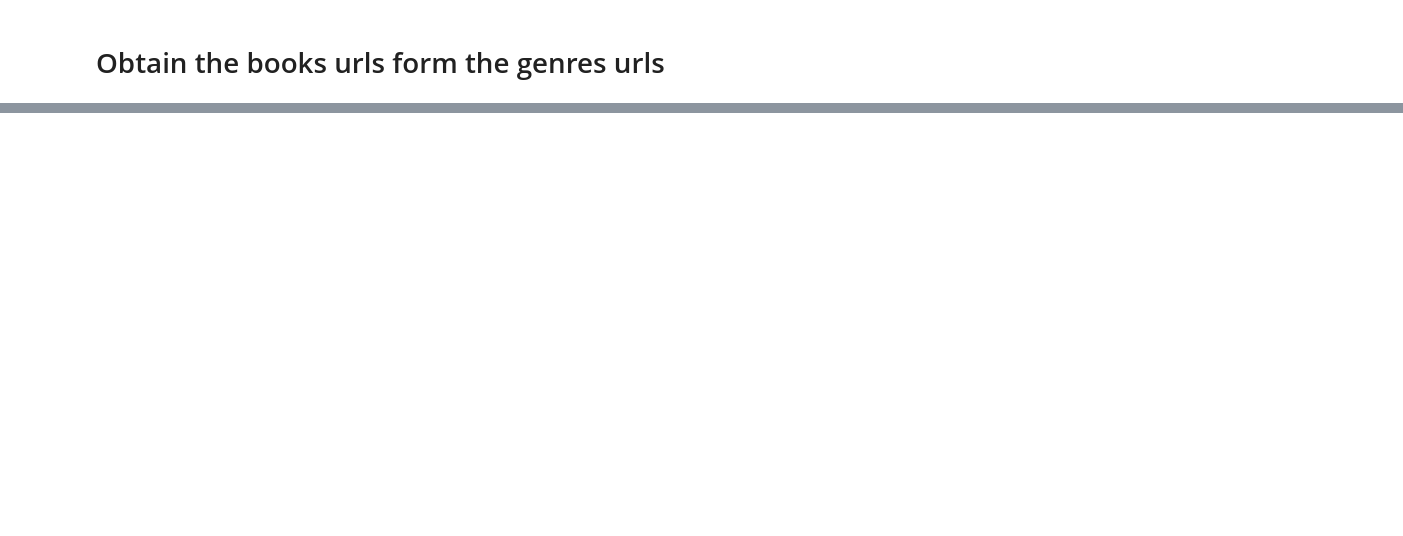
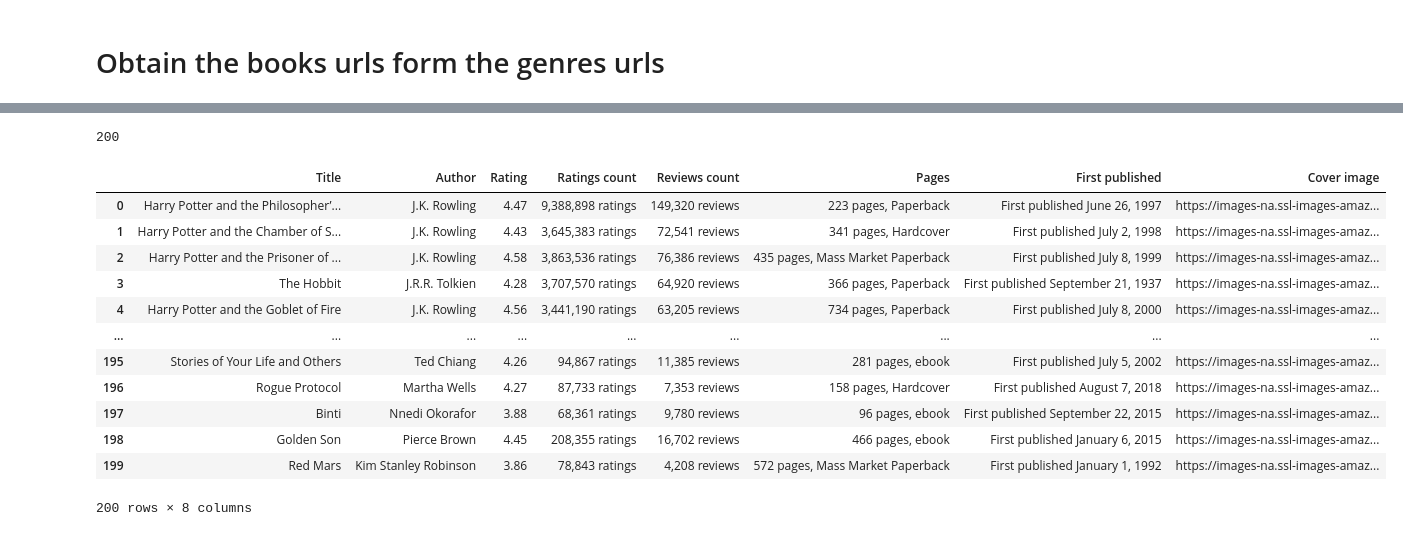
Before and after one commit to MargaMontV/Final-Project-Book-Recommendation, a Jupyter notebook: Goodreads webscraping.ipynb, the cells around one changed output, grey strips where cells are left out. Saved outputs shown, nothing was run; the diff lists cells and outputs as text; code cells hidden in the pictures; blank space fills up the shorter version.

```diff
--- a/Goodreads webscraping.ipynb
+++ b/Goodreads webscraping.ipynb
@@ -39,2 +93,19 @@ genres_urls
 # %% [markdown]
 # Obtain the books urls form the genres urls
+# %%
+#Create an empty list for my dictionaries
+list_url_books = []
+
+#create a for loop to iterate along the genres urls
+for url_i in genres_urls['url']:
+    driver_content = driver.get(url_i)
+    books_elements = driver.find_elements(By.XPATH, "//a[@class='bookTitle']")
+    for element in books_elements:
+        dict_url_books = {}
+        books_url = element.get_attribute("href")
+        dict_url_books['book_url'] = books_url
+        list_url_books.append(dict_url_books)
+# %%
+# Convert my list of urls (JSON) into a Pandas dataframe
+books_urls = pd.DataFrame(list_url_books)
+books_urls
@@ -40,0 +128,12 @@ genres_urls
+# %%
+genres_list = []
+
+for book_url_i, row in books_urls.iterrows():
+    #print(book_url_i)
+    if book_url_i <= 99:
+        #print(books_urls.index)
+        genres_list.append('Fantasy')
+    elif book_url_i >= 100 and book_url_i <= 199:
+        genres_list.append('Science Fiction')
+print(len(genres_list))
+#print(genres_list)
@@ -40,0 +142,3 @@ genres_urls
+# %%
+books_urls['Genre'] = genres_list
+books_urls
@@ -40,0 +249,22 @@ genres_urls
+# %%
+print(len(goodreads_books_list))
+# %% [output]
+200
+# %%
+# Convert my list of urls (JSON) into a Pandas dataframe
+goodreads_books_df = pd.DataFrame(goodreads_books_list)
+goodreads_books_df
+# %% [output]
+|  | Title | Author | Rating | Ratings count | Reviews count | Pages | First published | Cover image |
+| 0 | Harry Potter and the Philosopher’... | J.K. Rowling | 4.47 | 9,388,898 ratings | 149,320 reviews | 223 pages, Paperback | First published June 26, 1997 | https://images-na.ssl-images-amaz... |
+| 1 | Harry Potter and the Chamber of S... | J.K. Rowling | 4.43 | 3,645,383 ratings | 72,541 reviews | 341 pages, Hardcover | First published July 2, 1998 | https://images-na.ssl-images-amaz... |
+| 2 | Harry Potter and the Prisoner of ... | J.K. Rowling | 4.58 | 3,863,536 ratings | 76,386 reviews | 435 pages, Mass Market Paperback | First published July 8, 1999 | https://images-na.ssl-images-amaz... |
+| 3 | The Hobbit | J.R.R. Tolkien | 4.28 | 3,707,570 ratings | 64,920 reviews | 366 pages, Paperback | First published September 21, 1937 | https://images-na.ssl-images-amaz... |
+| 4 | Harry Potter and the Goblet of Fire | J.K. Rowling | 4.56 | 3,441,190 ratings | 63,205 reviews | 734 pages, Paperback | First published July 8, 2000 | https://images-na.ssl-images-amaz... |
+| ... | ... | ... | ... | ... | ... | ... | ... | ... |
+| 195 | Stories of Your Life and Others | Ted Chiang | 4.26 | 94,867 ratings | 11,385 reviews | 281 pages, ebook | First published July 5, 2002 | https://images-na.ssl-images-amaz... |
+| 196 | Rogue Protocol | Martha Wells | 4.27 | 87,733 ratings | 7,353 reviews | 158 pages, Hardcover | First published August 7, 2018 | https://images-na.ssl-images-amaz... |
+| 197 | Binti | Nnedi Okorafor | 3.88 | 68,361 ratings | 9,780 reviews | 96 pages, ebook | First published September 22, 2015 | https://images-na.ssl-images-amaz... |
+| 198 | Golden Son | Pierce Brown | 4.45 | 208,355 ratings | 16,702 reviews | 466 pages, ebook | First published January 6, 2015 | https://images-na.ssl-images-amaz... |
+| 199 | Red Mars | Kim Stanley Robinson | 3.86 | 78,843 ratings | 4,208 reviews | 572 pages, Mass Market Paperback | First published January 1, 1992 | https://images-na.ssl-images-amaz... |
+200 rows × 8 columns
```
Also changed, not shown: parts of 66 cells of this notebook, 1 other file.
